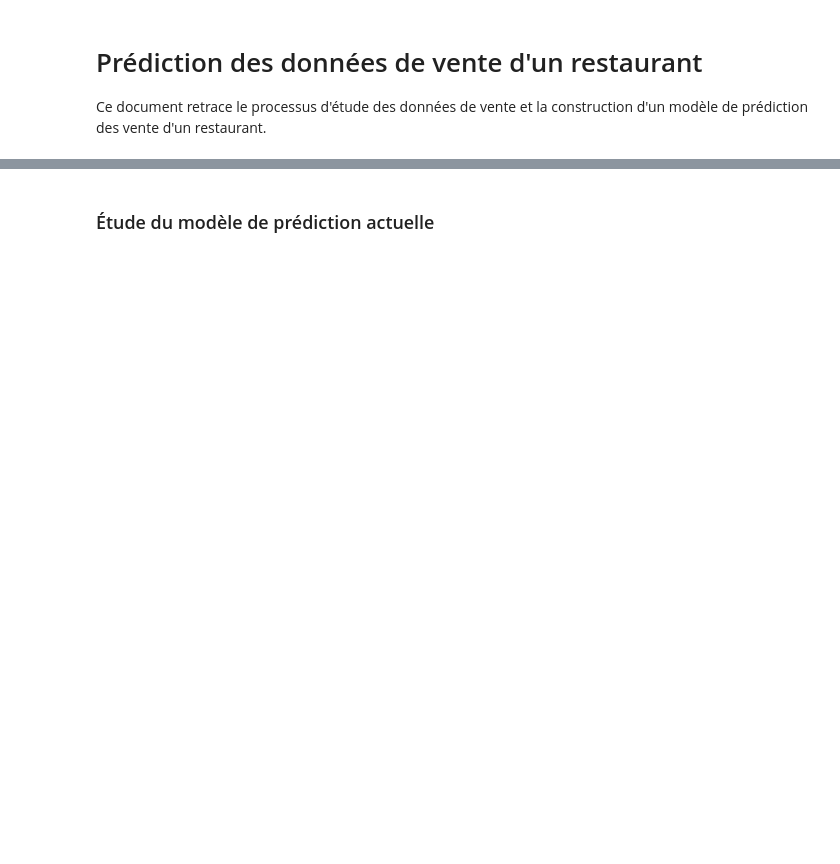
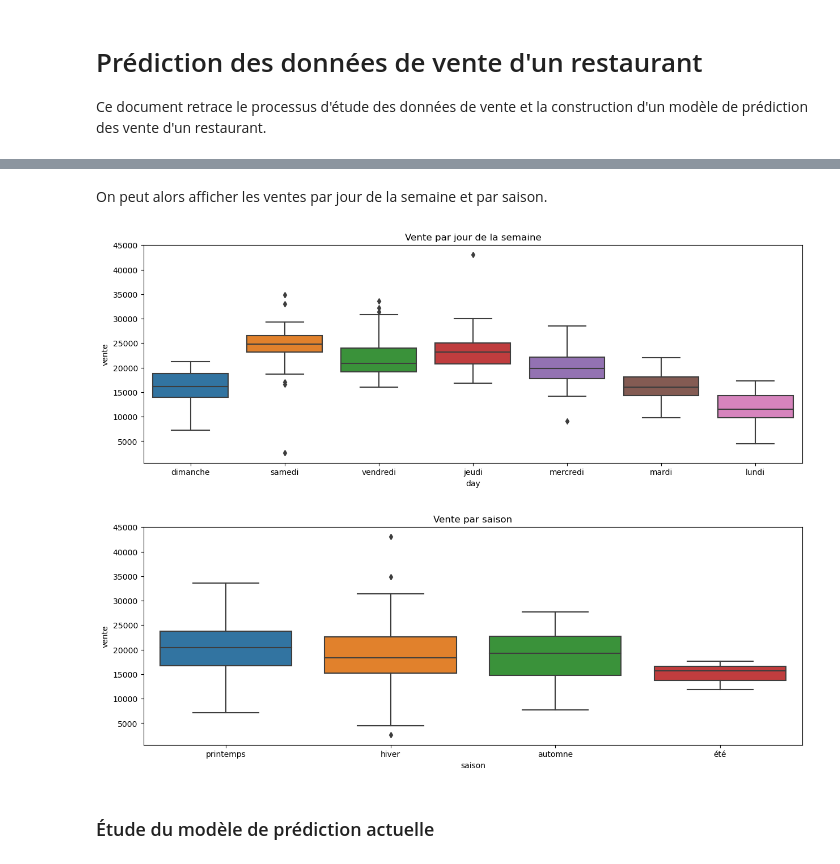
Before and after one commit to Last-Autumn-Leaf/dionysos, a Jupyter notebook: Notebook.ipynb, the cells around one changed output, grey strips where cells are left out. Drawn from its saved outputs; the diff is of its cells as text; code cells hidden in the pictures; blank space fills up the shorter version.

```diff
--- a/Notebook.ipynb
+++ b/Notebook.ipynb
@@ -33,3 +175,22 @@ plt.show()
+# %% [markdown]
+On peut alors afficher les ventes par jour de la semaine et par saison.
+# %%
+#On peut alors afficher les ventes par jour de la semaine et par saison.
+
+# On affiche les ventes par jour de la semaine
+plt.figure(figsize=(15, 5))
+sns.boxplot(x='day', y='vente', data=df)
+plt.title('Vente par jour de la semaine')
+plt.show()
+
+# On affiche les ventes par saison
+plt.figure(figsize=(15, 5))
+sns.boxplot(x='saison', y='vente', data=df)
+plt.title('Vente par saison')
+plt.show()
+# %% [output]
+[figure, added]
+[figure, added]
 # %% [markdown]
 ### Étude du modèle de prédiction actuelle
 # %%
```
Also changed, not shown: parts of 6 cells of this notebook, 2 other files.
